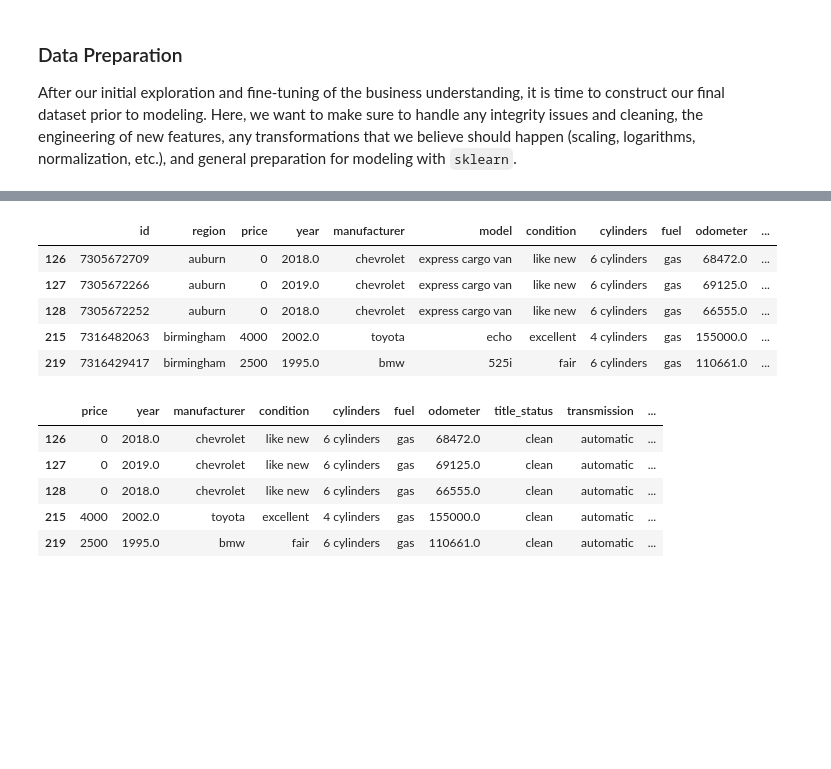
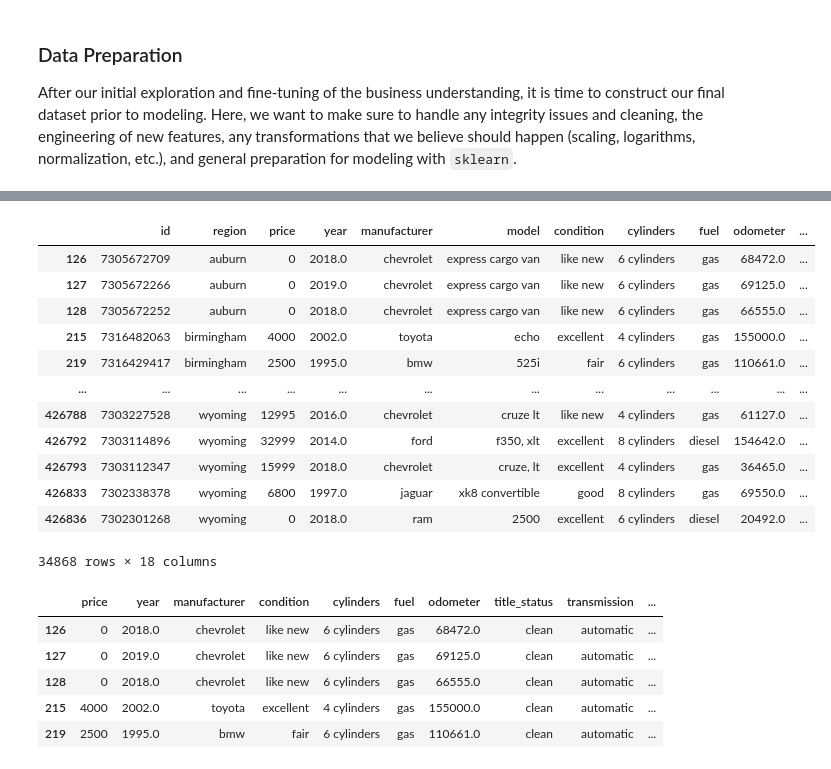
Before and after one commit to kfmatovic716/USED-CAR-PRICING, a Jupyter notebook: pricing_usedcars.ipynb, the cells around one changed output, grey strips where cells are left out. Drawn from its saved outputs; the diff is of its cells as text; code cells hidden in the pictures; blank space fills up the shorter version.

```diff
--- a/pricing_usedcars.ipynb
+++ b/pricing_usedcars.ipynb
@@ -57,14 +64,21 @@ usedcars_df.head()
 # %%
 # drop records with missing values (NaN)
 usedcars_df_cleaned = usedcars_df.dropna()
-usedcars_df_cleaned.head()
+usedcars_df_cleaned
 # %% [output]
 |  | id | region | price | year | manufacturer | model | condition | cylinders | fuel | odometer | ... |
 | 126 | 7305672709 | auburn | 0 | 2018.0 | chevrolet | express cargo van | like new | 6 cylinders | gas | 68472.0 | ... |
 | 127 | 7305672266 | auburn | 0 | 2019.0 | chevrolet | express cargo van | like new | 6 cylinders | gas | 69125.0 | ... |
 | 128 | 7305672252 | auburn | 0 | 2018.0 | chevrolet | express cargo van | like new | 6 cylinders | gas | 66555.0 | ... |
 | 215 | 7316482063 | birmingham | 4000 | 2002.0 | toyota | echo | excellent | 4 cylinders | gas | 155000.0 | ... |
 | 219 | 7316429417 | birmingham | 2500 | 1995.0 | bmw | 525i | fair | 6 cylinders | gas | 110661.0 | ... |
+| ... | ... | ... | ... | ... | ... | ... | ... | ... | ... | ... | ... |
+| 426788 | 7303227528 | wyoming | 12995 | 2016.0 | chevrolet | cruze lt | like new | 4 cylinders | gas | 61127.0 | ... |
+| 426792 | 7303114896 | wyoming | 32999 | 2014.0 | ford | f350, xlt | excellent | 8 cylinders | diesel | 154642.0 | ... |
+| 426793 | 7303112347 | wyoming | 15999 | 2018.0 | chevrolet | cruze, lt | excellent | 4 cylinders | gas | 36465.0 | ... |
+| 426833 | 7302338378 | wyoming | 6800 | 1997.0 | jaguar | xk8 convertible | good | 8 cylinders | gas | 69550.0 | ... |
+| 426836 | 7302301268 | wyoming | 0 | 2018.0 | ram | 2500 | excellent | 6 cylinders | diesel | 20492.0 | ... |
+34868 rows × 18 columns
 # %%
 # Delete irrelevant columns
 usedcars_df_cleaned = usedcars_df_cleaned.drop(columns=['id', 'region', 'drive','VIN', 'model', 'size','paint_color'])
```
Also changed, not shown: parts of 2 cells of this notebook, 2 other files.
